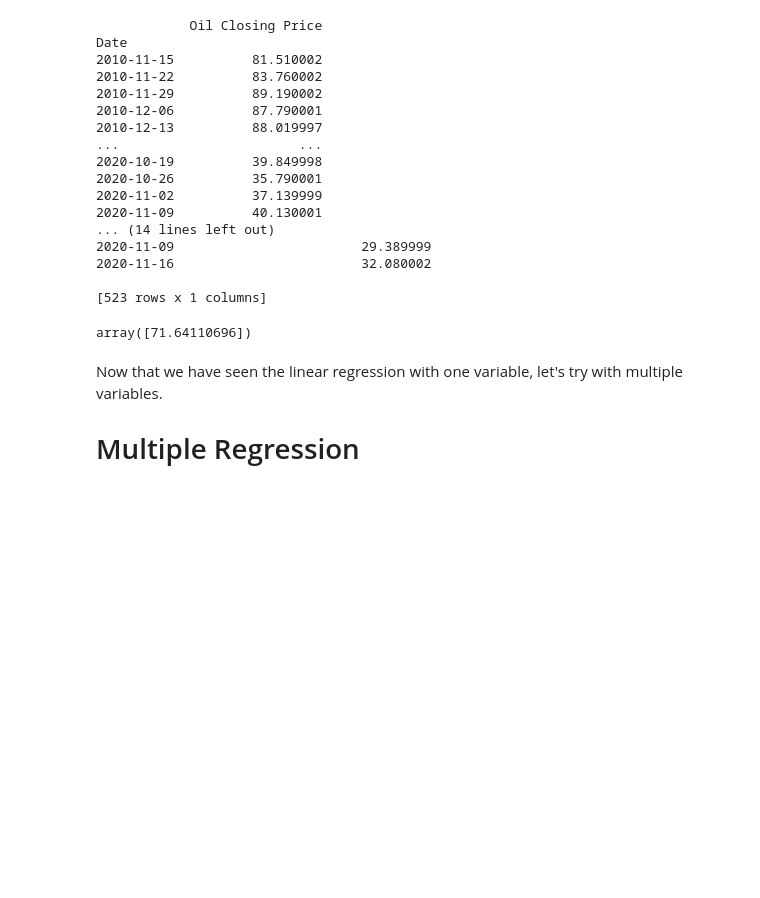
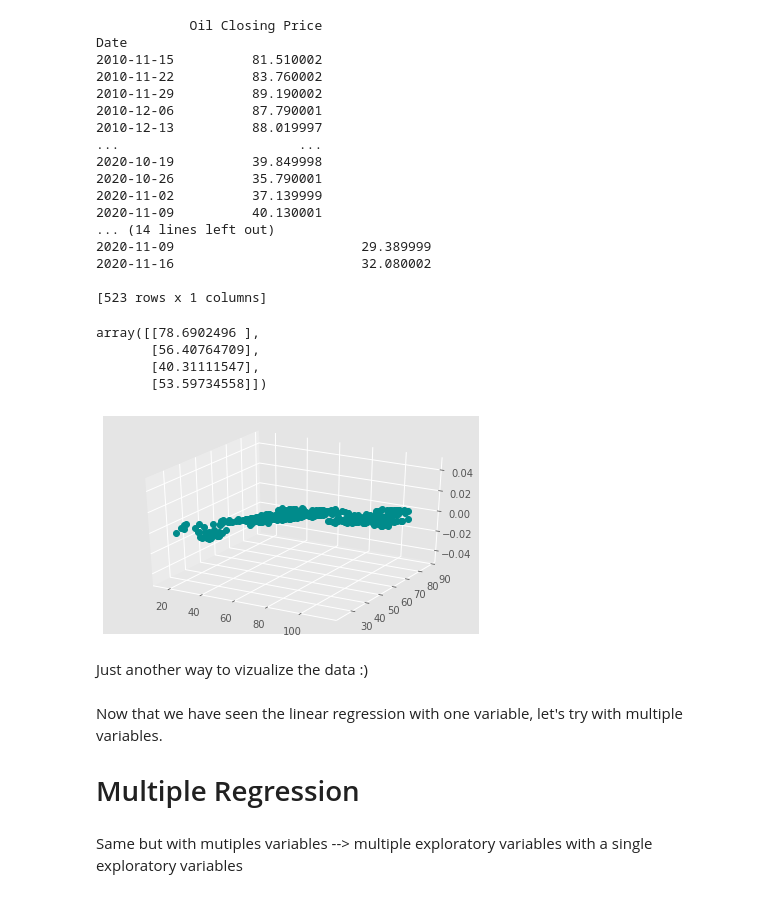
Before and after one commit to Eliesaleh/Linear-Regression, a Jupyter notebook: LinearRegression.ipynb, the cells around one changed output. Cells and saved outputs as stored; diff of their text form; code cells hidden in the pictures; blank space fills up the shorter version.

```diff
--- a/LinearRegression.ipynb
+++ b/LinearRegression.ipynb
@@ -269,9 +273,33 @@ y_predict = model.predict(X_test)
 
 # An example of the first 4 predictions:
 y_predict[50]
+
+y_predict[:4]
 # %% [output]
-array([71.64110696])
+array([[78.6902496 ],
+       [56.40764709],
+       [40.31111547],
+       [53.59734558]])
+# %%
+from mpl_toolkits import mplot3d
+%matplotlib inline
+import numpy as np
+import matplotlib.pyplot as plt
+fig = plt.figure()
+
+ax = plt.axes(projection='3d')
+xline = data["Oil Closing Price"]
+yline = data["Royal Dutch Shell Closing Price"]
+ax.plot3D(xline, yline, 'o', color ='darkcyan')
+#ax.view_init(35, 10)
+plt.style.use('ggplot')
+# %% [output]
+[figure, added]
+# %% [markdown]
+Just another way to vizualize the data :)
 # %% [markdown]
 Now that we have seen the linear regression with one variable, let's try with multiple variables.
 
 # Multiple Regression
+# %% [markdown]
+Same but with mutiples variables --> multiple exploratory variables with a single exploratory variables
```
Also changed, not shown: parts of 5 cells of this notebook.
